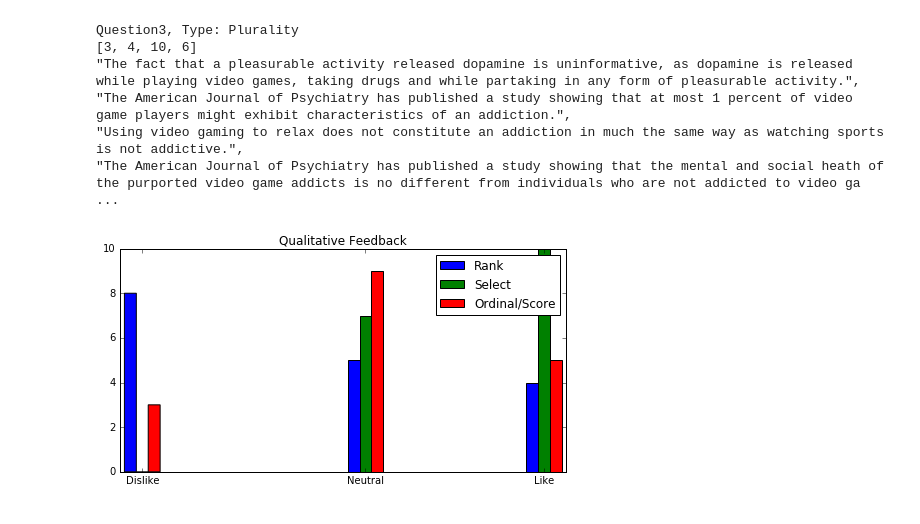
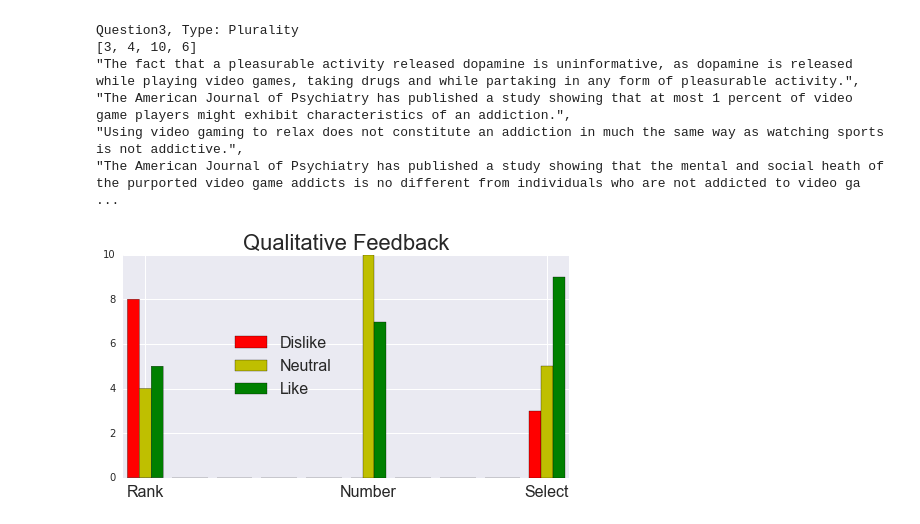
Before and after one commit to NickHoernle/group-mediator-bot, a Jupyter notebook: experiment/Experiment.ipynb, the cells around one changed output. Cells and saved outputs as stored; diff of their text form; code cells hidden in the pictures.

```diff
--- a/experiment/Experiment.ipynb
+++ b/experiment/Experiment.ipynb
@@ -52,6 +50,8 @@ data_path = './../responses/'
 # Deal with question 1
 
 for index, file in enumerate(os.listdir(data_path)):
+
+    if 'second_stage' in file: continue
 
     json_data=open(os.path.join(data_path, file)).read()
     data = json.loads(json_data)
@@ -488,15 +494,30 @@ qualitative_feedback = np.array([
     [ 0, 1, 0],
     [-1, 0, 0]
 ])
+
+dislike = []
+neutral = []
+like    = []
+
+for doc in qualitative_feedback:
+
+    for i, rating in enumerate(doc):
+
+        if rating == -1:
+            dislike.append(i+1)
+        elif rating == 0:
+             neutral.append(i+1)
+        else:
+             like.append(i+1)
 # %%
 fig, ax = plt.subplots(1,1, figsize=(8,4))
 
-ax.hist(qualitative_feedback, label=['Rank','Select','Ordinal/Score'])
-ax.legend(loc='best')
+ax.hist([dislike,like,neutral] , label=['Dislike', 'Neutral', 'Like'], color=['r','y','g'])
 
-ax.set_title('Qualitative Feedback')
-ax.set_xticks([-0.9,0.1,0.9])
-ax.set_xticklabels(['Dislike', 'Neutral', 'Like'])
+ax.set_title('Qualitative Feedback', fontdict={'size': 22})
+ax.set_xticks([1.1,2.1,2.9])
+ax.set_xticklabels(['Rank', 'Number', 'Select'], fontdict={'size': 16})
+ax.legend(loc='center right', bbox_to_anchor=(0.5, 0.5), fontsize=16)
 plt.show()
 # %% [output]
-[figure, old version]
+[figure, new version]
```
Also changed, not shown: parts of 20 cells of this notebook, 1 other file.
